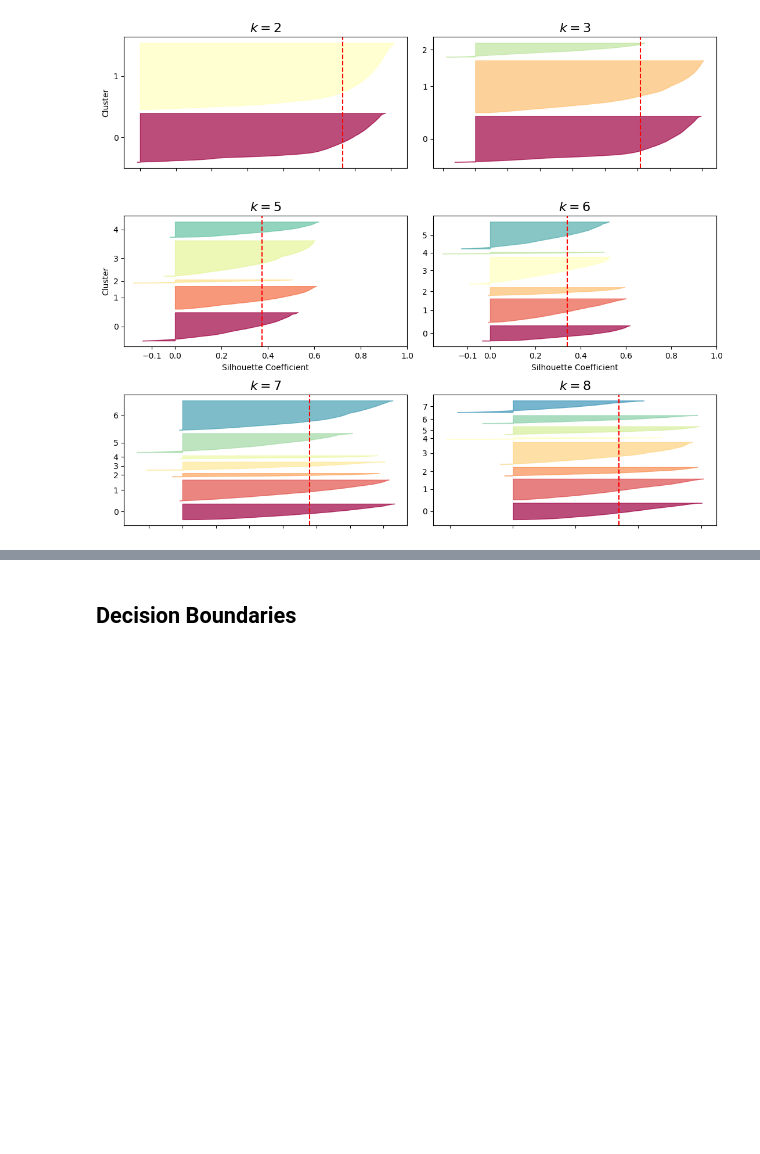
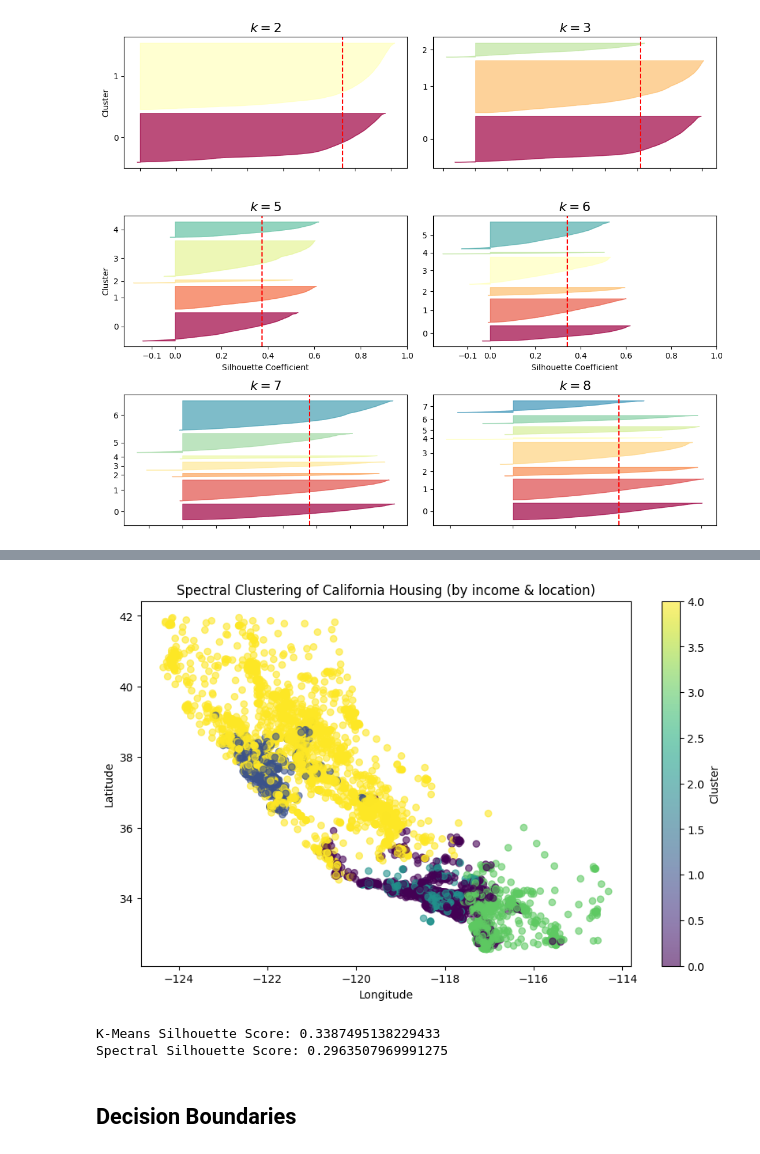
Before and after one commit to FelixH-git/SVM-Pipeline, a Jupyter notebook: labb6.ipynb, the cells around one changed output, grey strips where cells are left out. Drawn from its saved outputs; the diff is of its cells as text; code cells hidden in the pictures; blank space fills up the shorter version.

```diff
--- a/labb6.ipynb
+++ b/labb6.ipynb
@@ -204,3 +301,26 @@ plt.show()
+# %%
+spectral = SpectralClustering(n_clusters=5, affinity='nearest_neighbors', assign_labels='kmeans', random_state=42)
+train_set["spectral_cluster"] = spectral.fit_predict(X)
+
+plt.figure(figsize=(10,6))
+plt.scatter(train_set["longitude"], train_set["latitude"],
+            c=train_set["spectral_cluster"], cmap="viridis", alpha=0.6)
+plt.xlabel("Longitude")
+plt.ylabel("Latitude")
+plt.title("Spectral Clustering of California Housing (by income & location)")
+plt.colorbar(label="Cluster")
+plt.show()
+# %% [output]
+[figure, added]
+# %%
+kmeans_score = silhouette_score(X, kmeans.labels_)
+spectral_score = silhouette_score(X, spectral.labels_)
+
+print("K-Means Silhouette Score:", kmeans_score)
+print("Spectral Silhouette Score:", spectral_score)
+# %% [output]
+K-Means Silhouette Score: 0.3387495138229433
+Spectral Silhouette Score: 0.2963507969991275
 # %% [markdown]
 ## Decision Boundaries
 # %%
```
Also changed, not shown: parts of 4 cells of this notebook.
